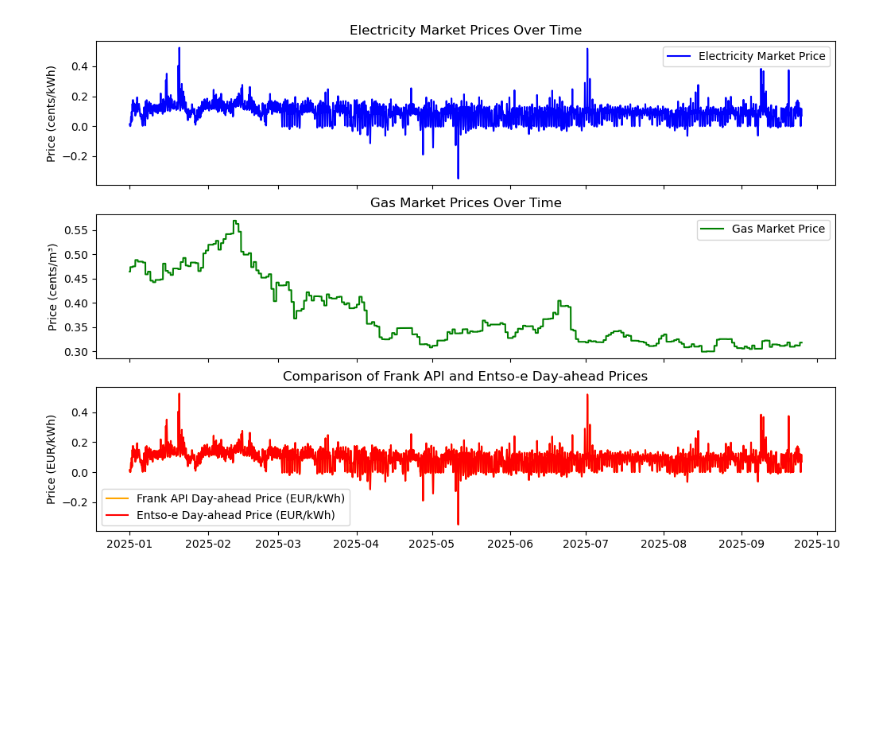
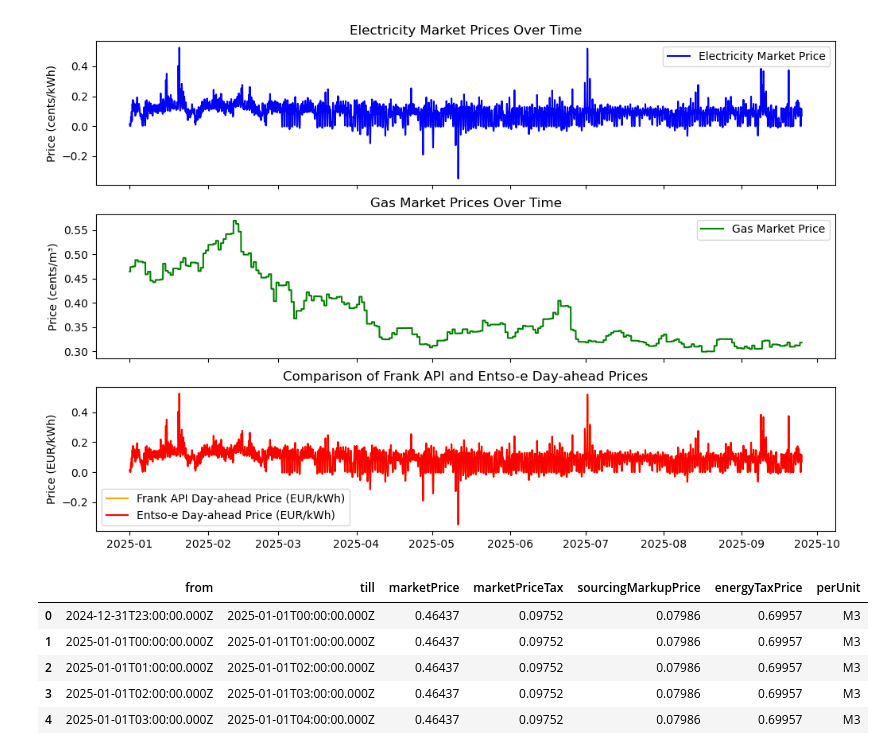
Before and after one commit to yainge/wb4y-webscraper, a Jupyter notebook: Gas prices api/Frank_prices_api.ipynb, the cells around one changed output. Cells and saved outputs as stored; diff of their text form; code cells hidden in the pictures; blank space fills up the shorter version.

```diff
--- a/Gas prices api/Frank_prices_api.ipynb
+++ b/Gas prices api/Frank_prices_api.ipynb
@@ -276,0 +264,11 @@ ax3.legend()
+# %%
+#read the parquet file
+gas_df_parquet = pd.read_parquet('gas_prices.parquet')
+gas_df_parquet.head()
+# %% [output]
+|  | from | till | marketPrice | marketPriceTax | sourcingMarkupPrice | energyTaxPrice | perUnit |
+| 0 | 2024-12-31T23:00:00.000Z | 2025-01-01T00:00:00.000Z | 0.46437 | 0.09752 | 0.07986 | 0.69957 | M3 |
+| 1 | 2025-01-01T00:00:00.000Z | 2025-01-01T01:00:00.000Z | 0.46437 | 0.09752 | 0.07986 | 0.69957 | M3 |
+| 2 | 2025-01-01T01:00:00.000Z | 2025-01-01T02:00:00.000Z | 0.46437 | 0.09752 | 0.07986 | 0.69957 | M3 |
+| 3 | 2025-01-01T02:00:00.000Z | 2025-01-01T03:00:00.000Z | 0.46437 | 0.09752 | 0.07986 | 0.69957 | M3 |
+| 4 | 2025-01-01T03:00:00.000Z | 2025-01-01T04:00:00.000Z | 0.46437 | 0.09752 | 0.07986 | 0.69957 | M3 |
```
Also changed, not shown: parts of 4 cells of this notebook, 47 other files.
